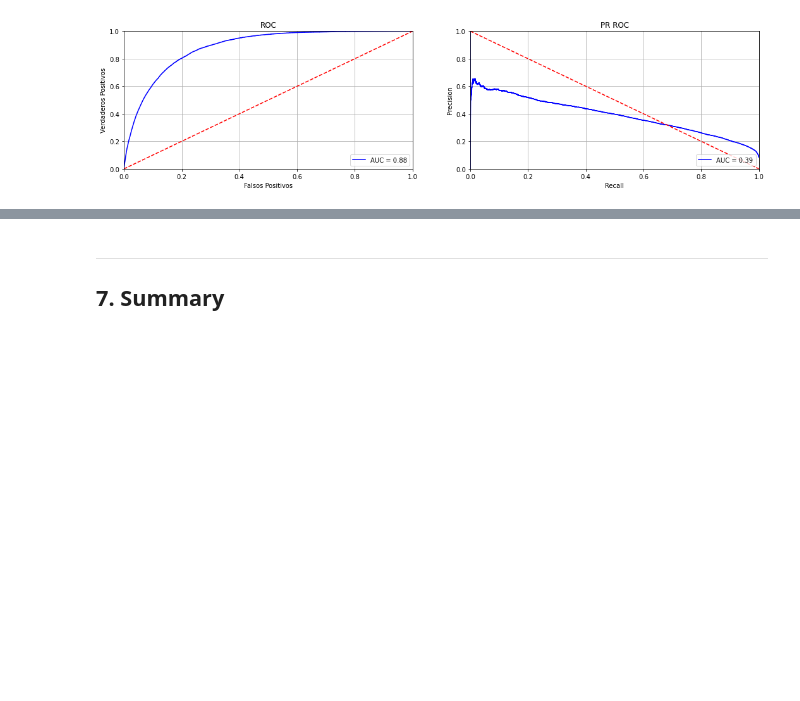
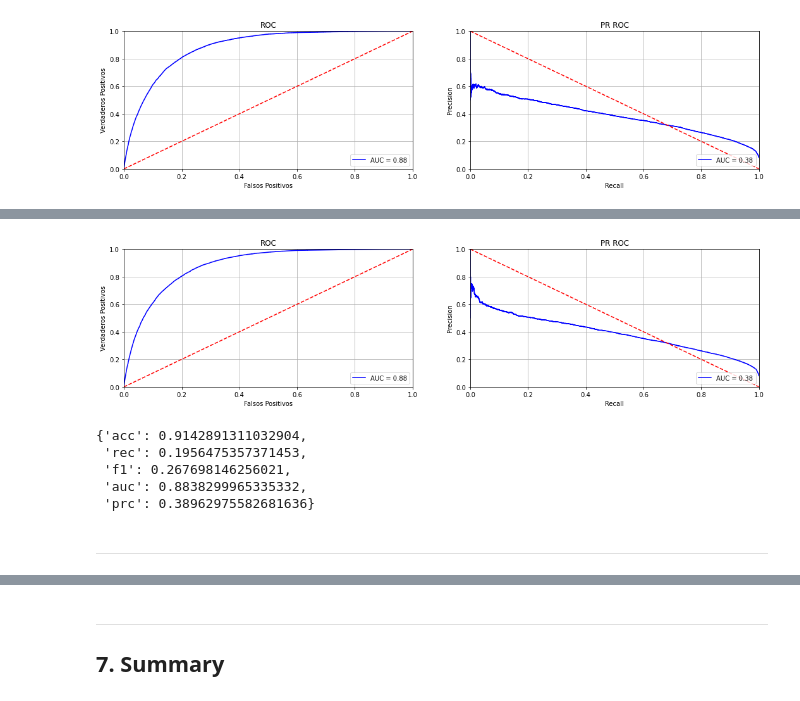
Before and after one commit to AriSalassa/machine-learning-1, a Jupyter notebook: TP_FINAL/Resuelto.ipynb, the cells around one changed output, grey strips where cells are left out. Cells and saved outputs as stored; diff of their text form; code cells hidden in the pictures; blank space fills up the shorter version.

```diff
--- a/TP_FINAL/Resuelto.ipynb
+++ b/TP_FINAL/Resuelto.ipynb
@@ -2092,0 +2124,47 @@ results['modelNN_cw_3']
+# %%
+y_pred_XGB_0 = modelXGB_0.predict_proba(X_test[fs_0])
+
+preds_XGB_0 = y_pred_XGB_0[:,1]
+
+fpr, tpr, threshold = roc_curve(y_test, preds_XGB_0)
+roc_auc_XGB_0 = auc(fpr, tpr)
+
+pr_pre, pr_recc, threshold = precision_recall_curve(y_test, preds_XGB_0)
+pr_roc_auc_XGB_0 = auc(pr_recc, pr_pre)
+
+fig, axes = plt.subplots(1,2,figsize=(18,4))
+
+axes[0].grid()
+axes[0].set_title('ROC')
+axes[0].plot(fpr, tpr, 'b', label = 'AUC = %0.2f' % roc_auc_XGB_0)
+axes[0].legend(loc = 'lower right')
+axes[0].plot([0, 1], [0, 1],'r--')
+axes[0].set_xlim([0, 1])
+axes[0].set_ylim([0, 1])
+axes[0].set_ylabel('Verdaderos Positivos')
+axes[0].set_xlabel('Falsos Positivos')
+
+axes[1].grid()
+axes[1].set_title('PR ROC')
+axes[1].plot(pr_recc, pr_pre, 'b', label = 'AUC = %0.2f' % pr_roc_auc_NN_0)
+axes[1].legend(loc = 'lower right')
+axes[1].plot([0, 1], [1, 0],'r--')
+axes[1].set_xlim([0, 1])
+axes[1].set_ylim([0, 1])
+axes[1].set_ylabel('Precision')
+axes[1].set_xlabel('Recall')
+
+fig.show()
+# %% [output]
+[figure, added]
+# %%
+results['modelXGB_0'] = {'acc': acc, 'rec': rec, 'f1': f1, 'auc': roc_auc_XGB_0, 'prc': pr_roc_auc_XGB_0}
+results['modelXGB_0']
+# %% [output]
+{'acc': 0.9142891311032904,
+ 'rec': 0.1956475357371453,
+ 'f1': 0.267698146256021,
+ 'auc': 0.8838299965335332,
+ 'prc': 0.38962975582681636}
+# %% [markdown]
+___
```
Also changed, not shown: parts of 79 cells of this notebook, 1 other file.
